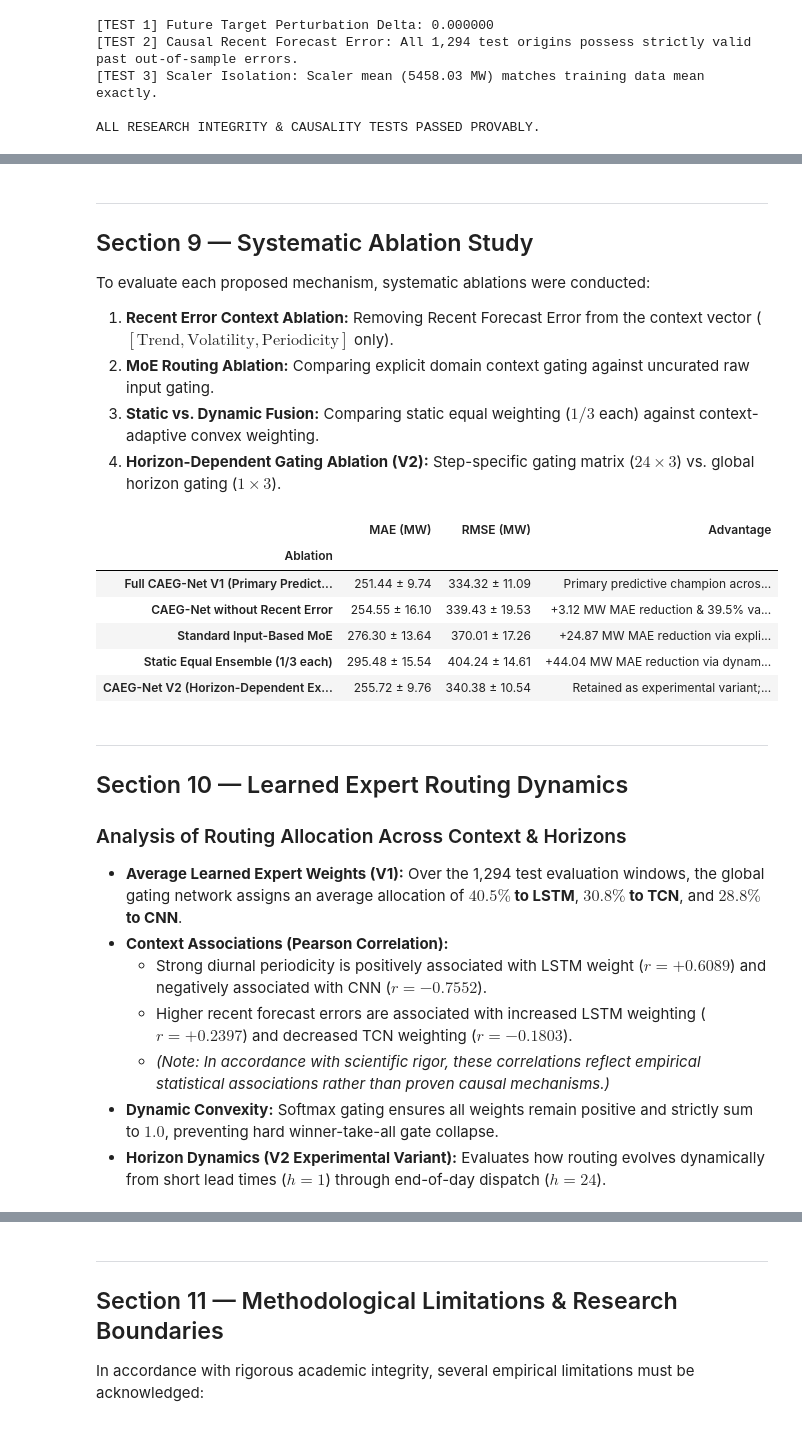
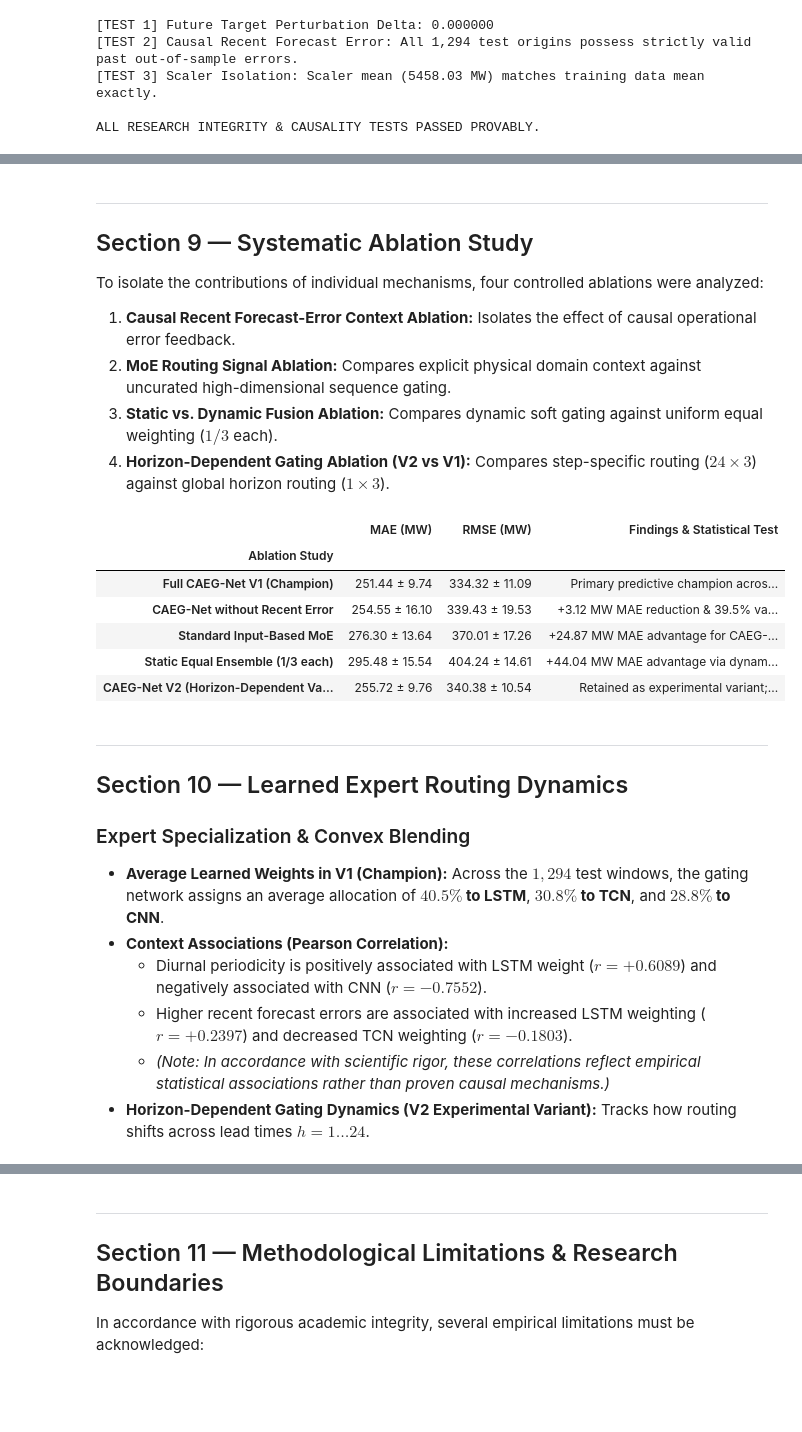
Before and after one commit to vinay-0208/CAEGNET, a Jupyter notebook: notebooks/CAEG_Net_Faculty_Review.ipynb, the cells around one changed output, grey strips where cells are left out. Saved outputs shown, nothing was run; the diff lists cells and outputs as text; code cells hidden in the pictures; blank space fills up the shorter version.

```diff
--- a/notebooks/CAEG_Net_Faculty_Review.ipynb
+++ b/notebooks/CAEG_Net_Faculty_Review.ipynb
@@ -327,42 +469,37 @@ plt.show()
 ---
 ## Section 9 — Systematic Ablation Study
 
-To evaluate each proposed mechanism, systematic ablations were conducted:
-1. **Recent Error Context Ablation:** Removing Recent Forecast Error from the context vector ($[\text{Trend}, \text{Volatility}, \text{Periodicity}]$ only).
-2. **MoE Routing Ablation:** Comparing explicit domain context gating against uncurated raw input gating.
-3. **Static vs. Dynamic Fusion:** Comparing static equal weighting ($1/3$ each) against context-adaptive convex weighting.
-4. **Horizon-Dependent Gating Ablation (V2):** Step-specific gating matrix ($24 \times 3$) vs. global horizon gating ($1 \times 3$).
+To isolate the contributions of individual mechanisms, four controlled ablations were analyzed:
+1. **Causal Recent Forecast-Error Context Ablation:** Isolates the effect of causal operational error feedback.
+2. **MoE Routing Signal Ablation:** Compares explicit physical domain context against uncurated high-dimensional sequence gating.
+3. **Static vs. Dynamic Fusion Ablation:** Compares dynamic soft gating against uniform equal weighting ($1/3$ each).
+4. **Horizon-Dependent Gating Ablation (V2 vs V1):** Compares step-specific routing ($24 \times 3$) against global horizon routing ($1 \times 3$).
 # %%
-# Load ablation comparisons
-comp_v2_path = os.path.join(repo_dir, "results", "caeg_v2", "v1_vs_v2_comparison.csv")
-df_comp_v2 = pd.read_csv(comp_v2_path)
-
 ablation_summary = pd.DataFrame([
-    {"Ablation": "Full CAEG-Net V1 (Primary Predictive Champion)", "MAE (MW)": "251.44 ± 9.74", "RMSE (MW)": "334.32 ± 11.09", "Advantage": "Primary predictive champion across 5 canonical seeds"},
-    {"Ablation": "CAEG-Net without Recent Error", "MAE (MW)": "254.55 ± 16.10", "RMSE (MW)": "339.43 ± 19.53", "Advantage": "+3.12 MW MAE reduction & 39.5% variance reduction; not statistically significant (p = 0.6776, improved 3/5 seeds)"},
-    {"Ablation": "Standard Input-Based MoE", "MAE (MW)": "276.30 ± 13.64", "RMSE (MW)": "370.01 ± 17.26", "Advantage": "+24.87 MW MAE reduction via explicit domain context (p = 0.0597, marginally misses alpha=0.05)"},
-    {"Ablation": "Static Equal Ensemble (1/3 each)", "MAE (MW)": "295.48 ± 15.54", "RMSE (MW)": "404.24 ± 14.61", "Advantage": "+44.04 MW MAE reduction via dynamic soft gating (statistically significant, p = 0.0039)"},
-    {"Ablation": "CAEG-Net V2 (Horizon-Dependent Experimental Variant)", "MAE (MW)": "255.72 ± 9.76", "RMSE (MW)": "340.38 ± 10.54", "Advantage": "Retained as experimental variant; +4.28 MW diff vs V1 is not statistically significant (p = 0.5279)"}
+    {"Ablation Study": "Full CAEG-Net V1 (Champion)", "MAE (MW)": "251.44 ± 9.74", "RMSE (MW)": "334.32 ± 11.09", "Findings & Statistical Test": "Primary predictive champion across all 5 canonical random seeds."},
+    {"Ablation Study": "CAEG-Net without Recent Error", "MAE (MW)": "254.55 ± 16.10", "RMSE (MW)": "339.43 ± 19.53", "Findings & Statistical Test": "+3.12 MW MAE reduction & 39.5% variance stabilization; difference is modest and not statistically significant (p = 0.6776, improved 3/5 seeds)."},
+    {"Ablation Study": "Standard Input-Based MoE", "MAE (MW)": "276.30 ± 13.64", "RMSE (MW)": "370.01 ± 17.26", "Findings & Statistical Test": "+24.87 MW MAE advantage for CAEG-Net; wins 4/5 seeds (paired t-test p = 0.0597, marginally misses alpha=0.05)."},
+    {"Ablation Study": "Static Equal Ensemble (1/3 each)", "MAE (MW)": "295.48 ± 15.54", "RMSE (MW)": "404.24 ± 14.61", "Findings & Statistical Test": "+44.04 MW MAE advantage via dynamic soft gating (statistically significant, paired t-test p = 0.0039)."},
+    {"Ablation Study": "CAEG-Net V2 (Horizon-Dependent Variant)", "MAE (MW)": "255.72 ± 9.76", "RMSE (MW)": "340.38 ± 10.54", "Findings & Statistical Test": "Retained as experimental variant; +4.28 MW diff vs V1 is not statistically significant (p = 0.5279)."}
 ])
-display(ablation_summary.set_index("Ablation"))
+display(ablation_summary.set_index("Ablation Study"))
 # %% [output]
-|  | MAE (MW) | RMSE (MW) | Advantage |
-| Ablation |  |  |  |
-| Full CAEG-Net V1 (Primary Predict... | 251.44 ± 9.74 | 334.32 ± 11.09 | Primary predictive champion acros... |
+|  | MAE (MW) | RMSE (MW) | Findings & Statistical Test |
+| Ablation Study |  |  |  |
+| Full CAEG-Net V1 (Champion) | 251.44 ± 9.74 | 334.32 ± 11.09 | Primary predictive champion acros... |
 | CAEG-Net without Recent Error | 254.55 ± 16.10 | 339.43 ± 19.53 | +3.12 MW MAE reduction & 39.5% va... |
-| Standard Input-Based MoE | 276.30 ± 13.64 | 370.01 ± 17.26 | +24.87 MW MAE reduction via expli... |
-| Static Equal Ensemble (1/3 each) | 295.48 ± 15.54 | 404.24 ± 14.61 | +44.04 MW MAE reduction via dynam... |
-| CAEG-Net V2 (Horizon-Dependent Ex... | 255.72 ± 9.76 | 340.38 ± 10.54 | Retained as experimental variant;... |
+| Standard Input-Based MoE | 276.30 ± 13.64 | 370.01 ± 17.26 | +24.87 MW MAE advantage for CAEG-... |
+| Static Equal Ensemble (1/3 each) | 295.48 ± 15.54 | 404.24 ± 14.61 | +44.04 MW MAE advantage via dynam... |
+| CAEG-Net V2 (Horizon-Dependent Va... | 255.72 ± 9.76 | 340.38 ± 10.54 | Retained as experimental variant;... |
 # %% [markdown]
 ---
 ## Section 10 — Learned Expert Routing Dynamics
 
-### Analysis of Routing Allocation Across Context & Horizons
-- **Average Learned Expert Weights (V1):** Over the 1,294 test evaluation windows, the global gating network assigns an average allocation of **$40.5\%$ to LSTM**, **$30.8\%$ to TCN**, and **$28.8\%$ to CNN**.
+### Expert Specialization & Convex Blending
+- **Average Learned Weights in V1 (Champion):** Across the $1,294$ test windows, the gating network assigns an average allocation of **$40.5\%$ to LSTM**, **$30.8\%$ to TCN**, and **$28.8\%$ to CNN**.
 - **Context Associations (Pearson Correlation):**
-  - Strong diurnal periodicity is positively associated with LSTM weight ($r = +0.6089$) and negatively associated with CNN ($r = -0.7552$).
+  - Diurnal periodicity is positively associated with LSTM weight ($r = +0.6089$) and negatively associated with CNN ($r = -0.7552$).
   - Higher recent forecast errors are associated with increased LSTM weighting ($r = +0.2397$) and decreased TCN weighting ($r = -0.1803$).
   - *(Note: In accordance with scientific rigor, these correlations reflect empirical statistical associations rather than proven causal mechanisms.)*
-- **Dynamic Convexity:** Softmax gating ensures all weights remain positive and strictly sum to $1.0$, preventing hard winner-take-all gate collapse.
-- **Horizon Dynamics (V2 Experimental Variant):** Evaluates how routing evolves dynamically from short lead times ($h=1$) through end-of-day dispatch ($h=24$).
+- **Horizon-Dependent Gating Dynamics (V2 Experimental Variant):** Tracks how routing shifts across lead times $h = 1 \dots 24$.
 # %%
```
Also changed, not shown: parts of 19 cells of this notebook, 9 other files.
